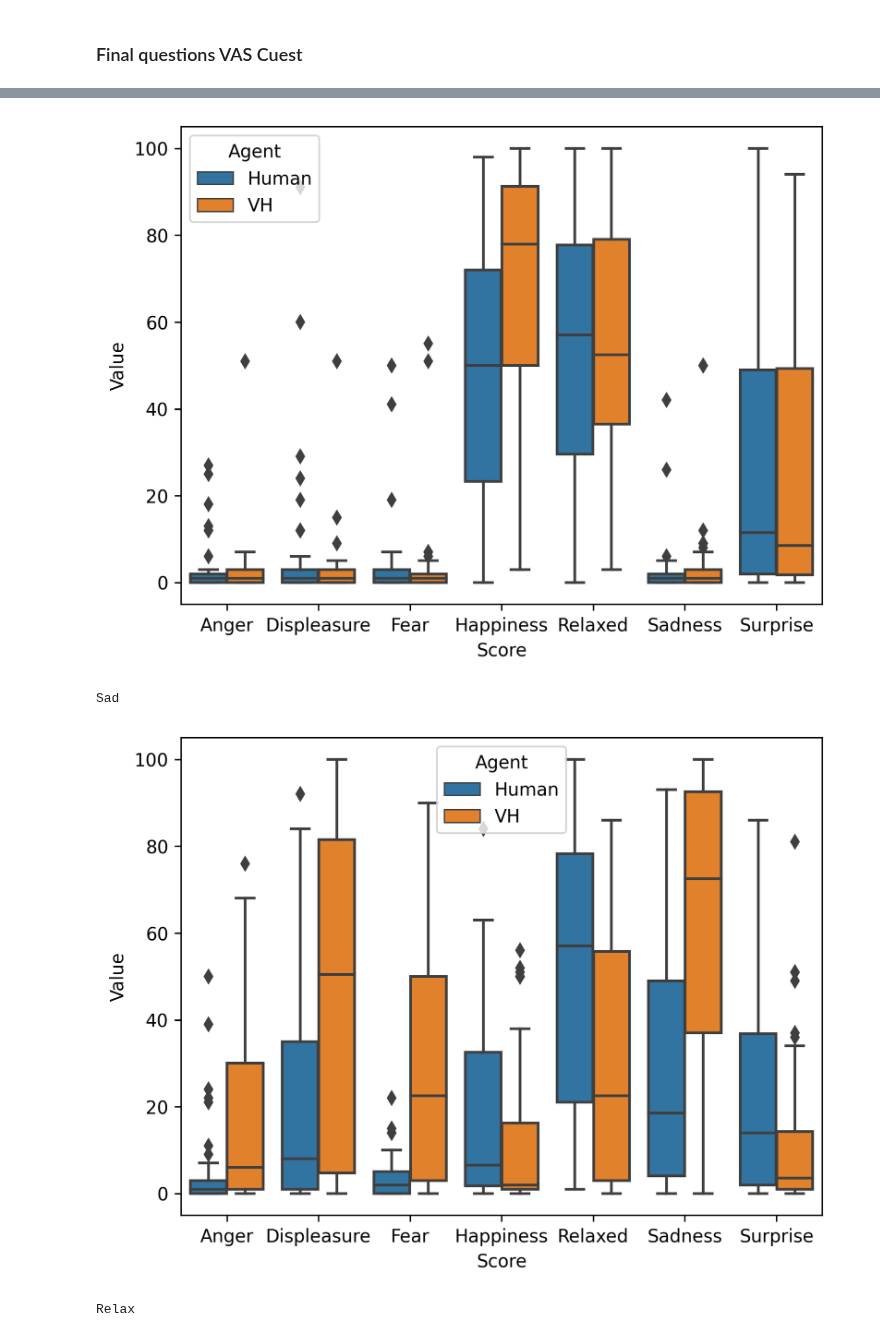
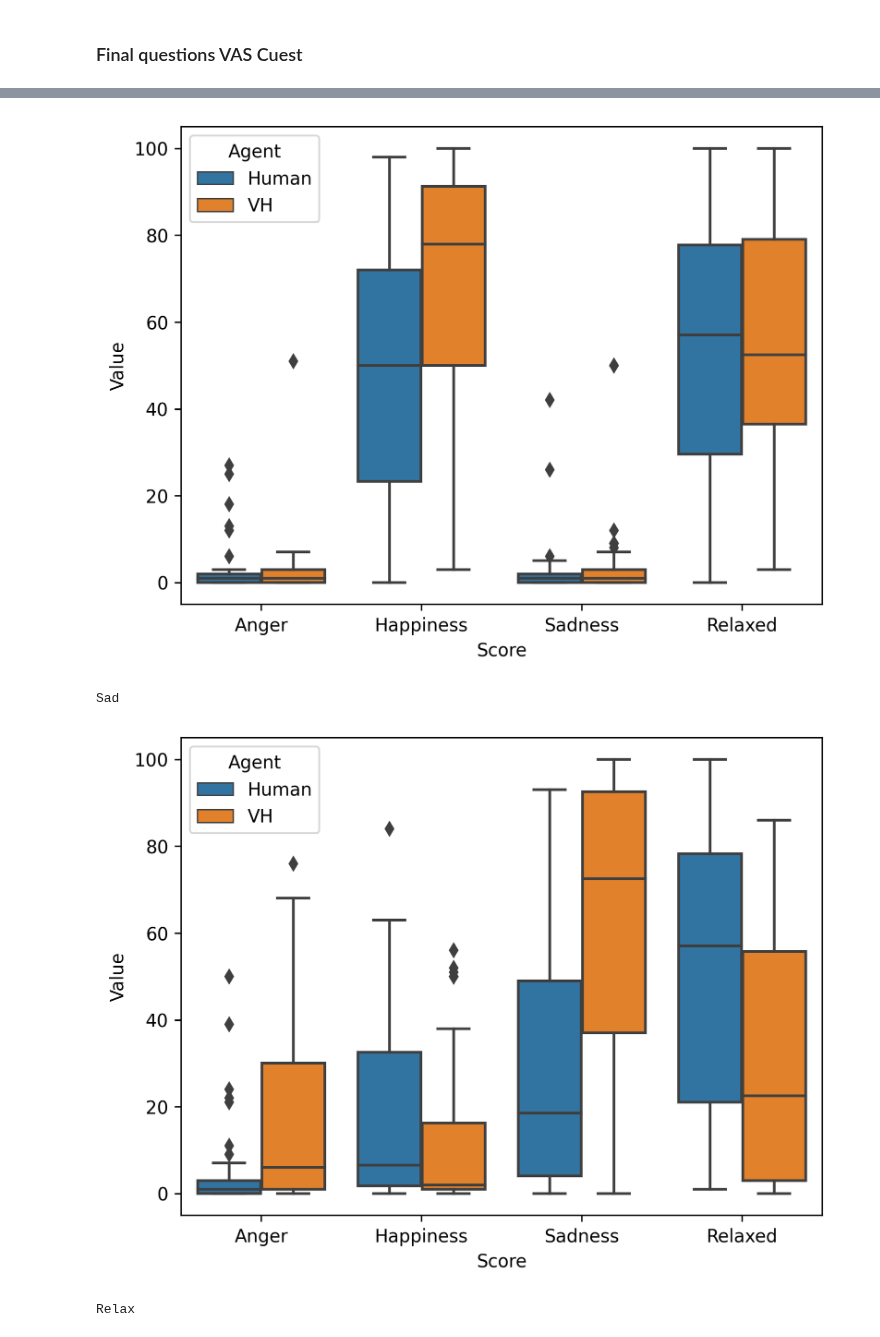
Before and after one commit to ASAPLableni/LableniBot, a Jupyter notebook: DataAnalysis/AnalysisQuest.ipynb, the cells around one changed output, grey strips where cells are left out. Drawn from its saved outputs; the diff is of its cells as text; code cells hidden in the pictures.

```diff
--- a/DataAnalysis/AnalysisQuest.ipynb
+++ b/DataAnalysis/AnalysisQuest.ipynb
@@ -730,6 +730,7 @@ idx_clean = [i_us for i_us, us in enumerate(df_angry["Usuario"]) if us in subj_n
 # idx_clean = [i_us for i_us, us in enumerate(df_angry["Usuario"])]
 df_angry = df_angry.loc[idx_clean]
 df_angry["Personality"] = "Angry"
+df_angry["State"] = "Emotional"
 print("Angry shape", df_angry.shape)
 
 df_happy = pd.read_csv("../Cuestionarios/PostProcessedCuest/CuestAvatarHappy.csv")
@@ -737,30 +738,35 @@ idx_clean = [i_us for i_us, us in enumerate(df_happy["Usuario"]) if us in subj_n
 # idx_clean = [i_us for i_us, us in enumerate(df_angry["Usuario"])]
 df_happy = df_happy.loc[idx_clean]
 df_happy["Personality"] = "Happy"
+df_happy["State"] = "Emotional"
 
 df_relax = pd.read_csv("../Cuestionarios/PostProcessedCuest/CuestAvatarRelax.csv")
 idx_clean = [i_us for i_us, us in enumerate(df_relax["Usuario"]) if us in subj_no_depress_list]
 # idx_clean = [i_us for i_us, us in enumerate(df_angry["Usuario"])]
 df_relax = df_relax.loc[idx_clean]
 df_relax["Personality"] = "Relax"
+df_relax["State"] = "Emotional"
 
 df_sad = pd.read_csv("../Cuestionarios/PostProcessedCuest/CuestAvatarSad.csv")
 idx_clean = [i_us for i_us, us in enumerate(df_sad["Usuario"]) if us in subj_no_depress_list]
 # idx_clean = [i_us for i_us, us in enumerate(df_angry["Usuario"])]
 df_sad = df_sad.loc[idx_clean]
 df_sad["Personality"] = "Sad"
+df_sad["State"] = "Emotional"
 
 df_neutral1 = pd.read_csv("../Cuestionarios/PostProcessedCuest/CuestAvatarN1.csv")
 idx_clean = [i_us for i_us, us in enumerate(df_sad["Usuario"]) if us in subj_no_depress_list]
 # idx_clean = [i_us for i_us, us in enumerate(df_angry["Usuario"])]
 df_neutral1 = df_neutral1.loc[idx_clean]
 df_neutral1["Personality"] = "Neutral1"
+df_neutral1["State"] = "No Emotional"
 
 df_neutral2 = pd.read_csv("../Cuestionarios/PostProcessedCuest/CuestAvatarN2.csv")
 idx_clean = [i_us for i_us, us in enumerate(df_sad["Usuario"]) if us in subj_no_depress_list]
 # idx_clean = [i_us for i_us, us in enumerate(df_angry["Usuario"])]
 df_neutral2 = df_neutral2.loc[idx_clean]
 df_neutral2["Personality"] = "Neutral2"
+df_neutral2["State"] = "No Emotional"
 
 df_all_cuest = pd.concat([df_angry, df_happy, df_relax, df_sad, df_neutral1, df_neutral2]).reset_index(drop=True)
 # %% [output]
@@ -1259,13 +1355,23 @@ ValueError: operands could not be broadcast together with shapes (61,) (63,)
 ### Final questions VAS Cuest
 # %%
 features_to_change_subject = [
-    'Disgusto', 'Felicidad', 'Enfado', 'Miedo', 'Relajado',
-    'Sorpresa', 'Tristeza'
+    # 'Disgusto',
+    'Felicidad',
+    'Enfado',
+    # 'Miedo',
+    'Relajado',
+    # 'Sorpresa',
+    'Tristeza'
 ]
 
 features_to_change_avatar = [
-    'Disgusto.1', 'Felicidad.1', 'Enfado.1',
-    'Miedo.1', 'Relajado.1', 'Sorpresa.1', 'Tristeza.1'
+    # 'Disgusto.1',
+    'Felicidad.1',
+    'Enfado.1',
+    # 'Miedo.1',
+    'Relajado.1',
+    # 'Sorpresa.1',
+    'Tristeza.1'
 ]
 
 dict_to_translate = {
@@ -1304,7 +1410,8 @@ def achieve_vas_boxplot(data):
     return pd.DataFrame(state_vas_plot_list)
 # %%
 score_order = [
-    "Anger", "Displeasure", "Fear", "Happiness", "Relaxed", "Sadness", "Surprise"
+    # "Anger", "Displeasure", "Fear", "Happiness", "Relaxed", "Sadness", "Surprise"
+    "Anger", "Happiness", "Sadness", "Relaxed",
 ]
 
 # Angry
@@ -1352,5 +1459,5 @@ Angry
 Happy
-[figure, old version]
+[figure, new version]
 Sad
-[figure, old version]
+[figure, new version]
 Relax
```
Also changed, not shown: parts of 12 cells of this notebook.
